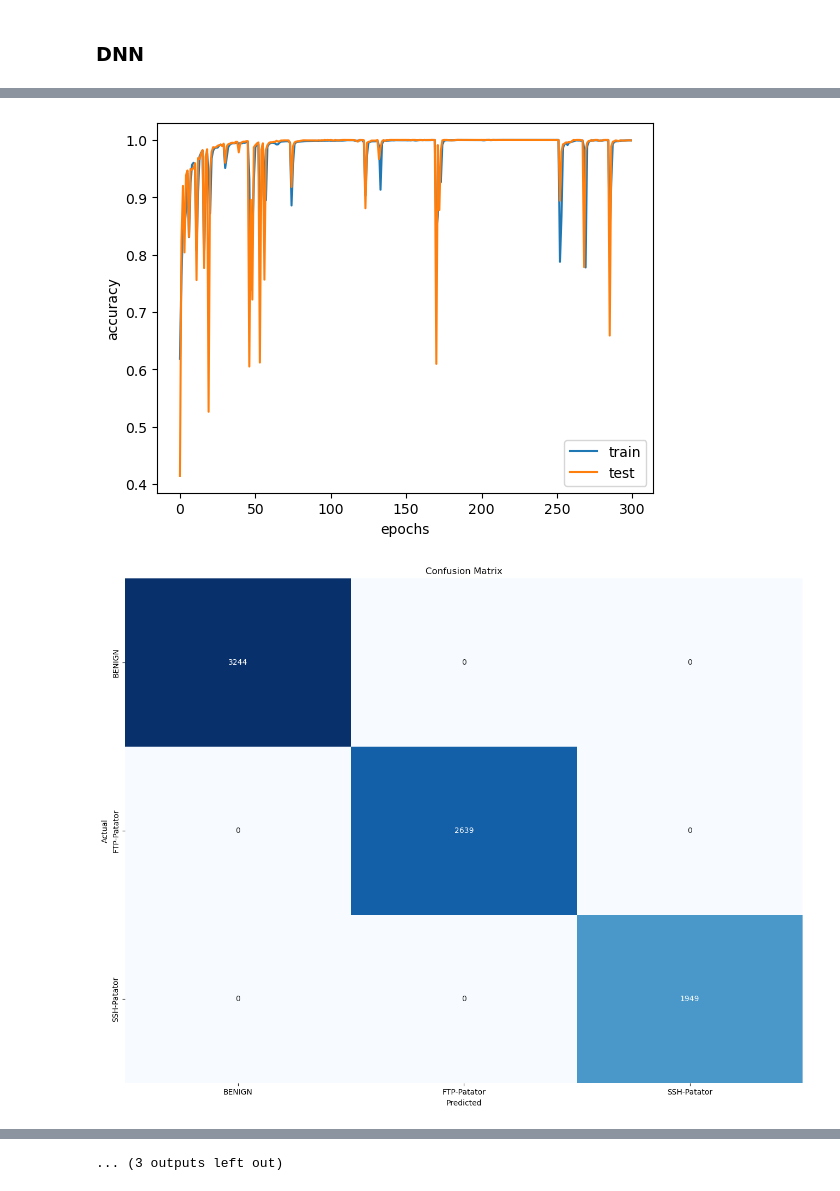
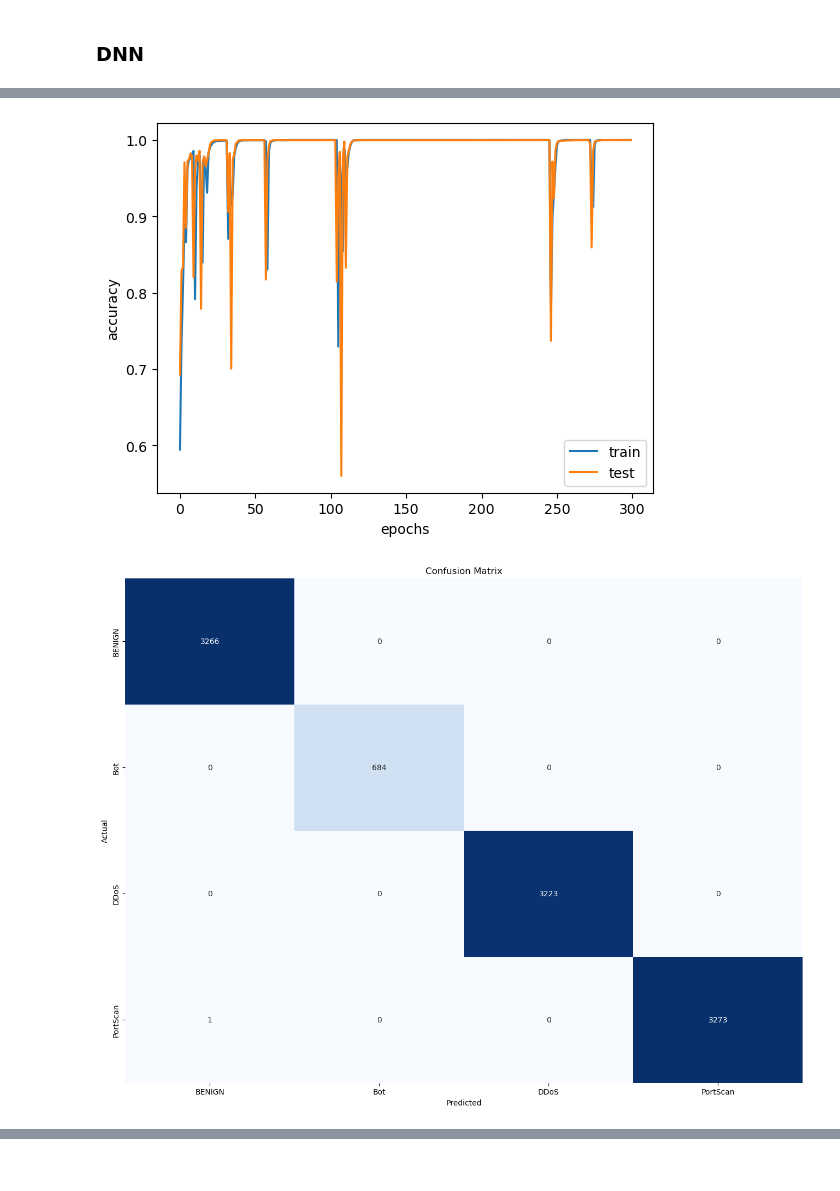
Before and after one commit to 9501sam/IDS-for-CICIDS2017, a Jupyter notebook: main.ipynb, the cells around one changed output, grey strips where cells are left out. Saved outputs shown, nothing was run; the diff lists cells and outputs as text; code cells hidden in the pictures.

```diff
--- a/main.ipynb
+++ b/main.ipynb
@@ -165,7 +166,7 @@ def make_label_amount(df, label, amount):
     df_concatenated = pd.concat([df_remaining, df_subset], ignore_index=True)
     return df_concatenated
 
-# df_Mon  = read_csv("Monday-WorkingHours.pcap_ISCX.csv")
+df_Mon  = read_csv("Monday-WorkingHours.pcap_ISCX.csv")
 
 df_Tue  = read_csv("Tuesday-WorkingHours.pcap_ISCX.csv")
 df_Tue = make_label_amount(df_Tue, "BENIGN", 9900)
@@ -183,10 +184,17 @@ df_Thu = pd.concat([df_Thu1, df_Thu2], ignore_index=True)
 df_Thu = make_label_amount(df_Thu, "BENIGN", 9900)
 count_labels(df_Thu)
 
-# df_Fri1 = read_csv("Friday-WorkingHours-Afternoon-DDos.pcap_ISCX.csv")
-# df_Fri2 = read_csv("Friday-WorkingHours-Afternoon-PortScan.pcap_ISCX.csv")
-# df_Fri3 = read_csv("Friday-WorkingHours-Morning.pcap_ISCX.csv")
-# df_Fri = pd.concat([df_Fri1, df_Fri2, df_Fri3], ignore_index=True)
+df_Fri1 = read_csv("Friday-WorkingHours-Afternoon-DDos.pcap_ISCX.csv")
+df_Fri2 = read_csv("Friday-WorkingHours-Afternoon-PortScan.pcap_ISCX.csv")
+df_Fri3 = read_csv("Friday-WorkingHours-Morning.pcap_ISCX.csv")
+df_Fri = pd.concat([df_Fri1, df_Fri2, df_Fri3], ignore_index=True)
+
+df_Mon_and_Fri = pd.concat([df_Fri1, df_Fri2, df_Fri3], ignore_index=True)
+### TODO
+df_Mon_and_Fri = make_label_amount(df_Mon_and_Fri, "BENIGN", 9900)
+df_Mon_and_Fri = make_label_amount(df_Mon_and_Fri, "DDoS", 9900)
+df_Mon_and_Fri = make_label_amount(df_Mon_and_Fri, "PortScan", 9900)
+count_labels(df_Mon_and_Fri)
 # %% [output]
 |  | Count |
 | Label |  |
@@ -343,6 +357,7 @@ def training_model(model,
 Tue = get_train_and_test([df_Tue])
 Wed = get_train_and_test([df_Wed])
 Thu = get_train_and_test([df_Thu])
+Mon_and_Fri = get_train_and_test([df_Mon_and_Fri])
 # %% [markdown]
 # Defining models
 # %%
@@ -357,9 +372,9 @@ class ANN(nn.Module):
         x = F.relu(self.hidden2(x))
         x = self.output(x)
         return x
-ann_Tue = ANN(Tue.X_test.size()[1], len(Tue.categories_as_list)).to(DEVICE)
-ann_Wed = ANN(Wed.X_test.size()[1], len(Wed.categories_as_list)).to(DEVICE)
-ann_Thu = ANN(Thu.X_test.size()[1], len(Thu.categories_as_list)).to(DEVICE)
+# ann_Tue = ANN(Tue.X_test.size()[1], len(Tue.categories_as_list)).to(DEVICE)
+# ann_Wed = ANN(Wed.X_test.size()[1], len(Wed.categories_as_list)).to(DEVICE)
+# ann_Thu = ANN(Thu.X_test.size()[1], len(Thu.categories_as_list)).to(DEVICE)
 
 class DNN(nn.Module):
     def __init__(self, num_inputs, num_outputs):
@@ -380,9 +395,10 @@ class DNN(nn.Module):
         x = F.relu(self.hidden6(x))
         x = self.output(x)
         return x
-dnn_Tue = DNN(Tue.X_test.size()[1], len(Tue.categories_as_list)).to(DEVICE)
-dnn_Wed = DNN(Wed.X_test.size()[1], len(Wed.categories_as_list)).to(DEVICE)
-dnn_Thu = DNN(Thu.X_test.size()[1], len(Thu.categories_as_list)).to(DEVICE)
+# dnn_Tue = DNN(Tue.X_test.size()[1], len(Tue.categories_as_list)).to(DEVICE)
+# dnn_Wed = DNN(Wed.X_test.size()[1], len(Wed.categories_as_list)).to(DEVICE)
+# dnn_Thu = DNN(Thu.X_test.size()[1], len(Thu.categories_as_list)).to(DEVICE)
+dnn_Mon_and_Fri = DNN(Mon_and_Fri.X_test.size()[1], len(Mon_and_Fri.categories_as_list)).to(DEVICE)
 
 class MLP(nn.Module):
     def __init__(self, num_inputs, num_outputs):
@@ -397,6 +413,6 @@ class MLP(nn.Module):
         x = F.relu(self.hidden3(x))
         x = self.output(x)
         return x
-mlp_Tue = MLP(Tue.X_test.size()[1], len(Tue.categories_as_list)).to(DEVICE)
-mlp_Wed = MLP(Wed.X_test.size()[1], len(Wed.categories_as_list)).to(DEVICE)
-mlp_Thu = MLP(Thu.X_test.size()[1], len(Thu.categories_as_list)).to(DEVICE)
+# mlp_Tue = MLP(Tue.X_test.size()[1], len(Tue.categories_as_list)).to(DEVICE)
+# mlp_Wed = MLP(Wed.X_test.size()[1], len(Wed.categories_as_list)).to(DEVICE)
+# mlp_Thu = MLP(Thu.X_test.size()[1], len(Thu.categories_as_list)).to(DEVICE)
@@ -486,7 +419,5 @@ Epoch 299 validation: Cross-entropy=0.02, Accuracy=99.5%
 # %% [markdown]
 ### DNN
 # %%
-training_model(model=dnn_Tue, train_test=Tue)
-training_model(model=dnn_Wed, train_test=Wed)
-training_model(model=dnn_Thu, train_test=Thu)
+training_model(model=dnn_Mon_and_Fri, train_test=Mon_and_Fri)
 # %% [output]
@@ -511,3 +442,3 @@ Epoch 299 validation: Cross-entropy=0.00, Accuracy=99.9%
-[figure, old version]
+[figure, new version]
-[figure, old version]
+[figure, new version]
 |  | precision | recall | f1-score | support |
@@ -568 +451,0 @@ Epoch 299 validation: Cross-entropy=0.01, Accuracy=99.6%
-... (3 outputs left out)
```
Also changed, not shown: parts of 22 cells of this notebook.
